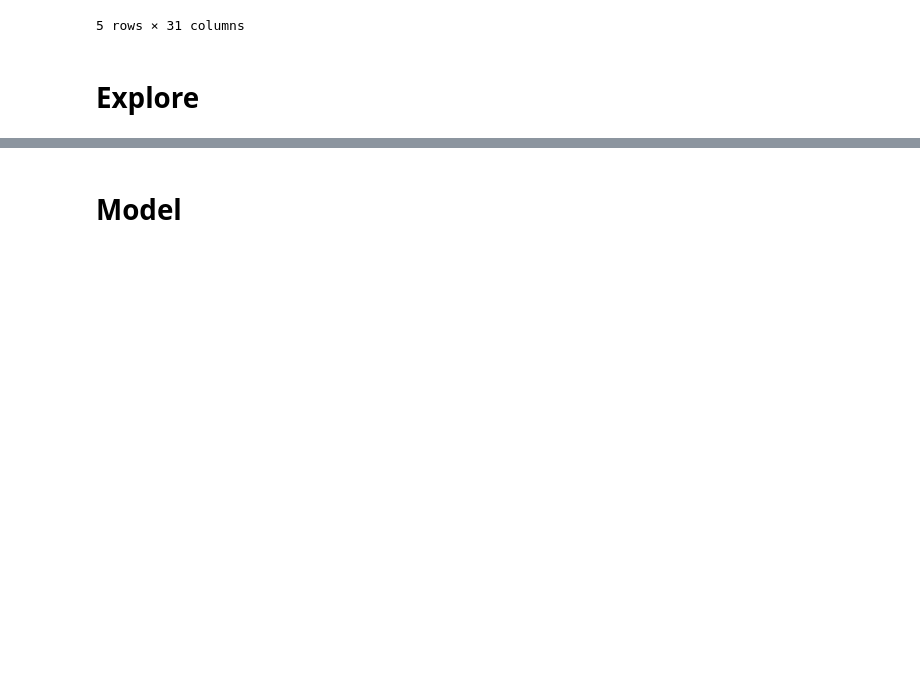
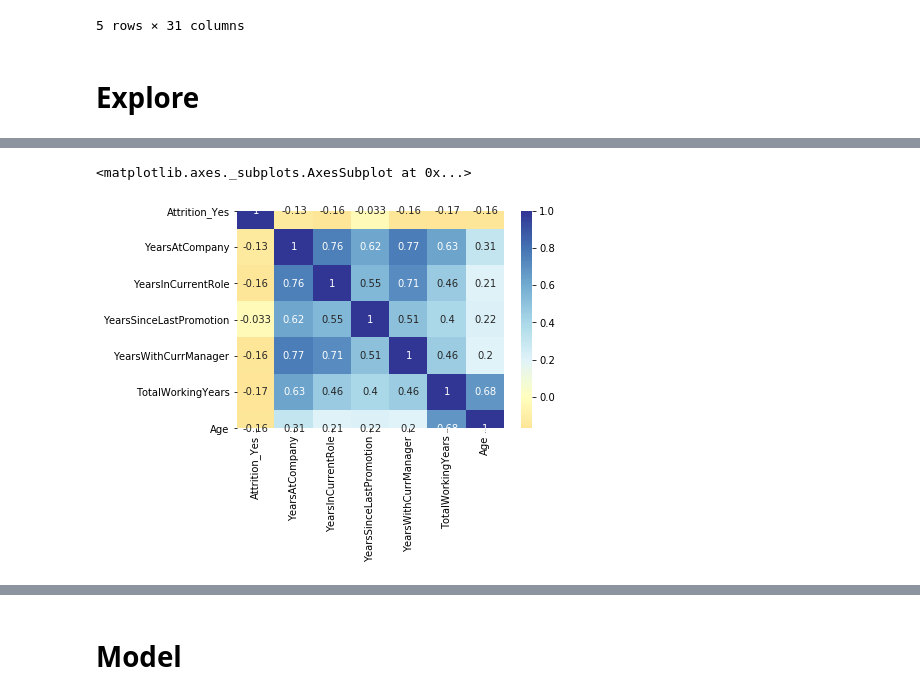
Before and after one commit to Johndsalas/employee_churn, a Jupyter notebook: employee_churn_notebook.ipynb, the cells around one changed output, grey strips where cells are left out. Saved outputs shown, nothing was run; the diff lists cells and outputs as text; code cells hidden in the pictures; blank space fills up the shorter version.

```diff
--- a/employee_churn_notebook.ipynb
+++ b/employee_churn_notebook.ipynb
@@ -246,0 +266,6 @@ df.head()
+# %%
+df_Attrition = pd.get_dummies(df[['Attrition']],drop_first=True)
+
+df_Attrition = df_Attrition.astype(int)
+
+df_Attrition.head()
@@ -246,0 +281,4 @@ df.head()
+# %%
+df_years = df[['YearsAtCompany','YearsInCurrentRole','YearsSinceLastPromotion','YearsWithCurrManager','TotalWorkingYears','Age']]
+df_time = pd.concat([df_Attrition, df_years], axis=1)
+df_time.head()
@@ -246,0 +292,5 @@ df.head()
+# %%
+sns.heatmap(df_time.corr(), cmap='RdYlBu', annot=True, center=0)
+# %% [output]
+<matplotlib.axes._subplots.AxesSubplot at 0x...>
+[figure, added]
```
Also changed, not shown: parts of 10 cells of this notebook.
